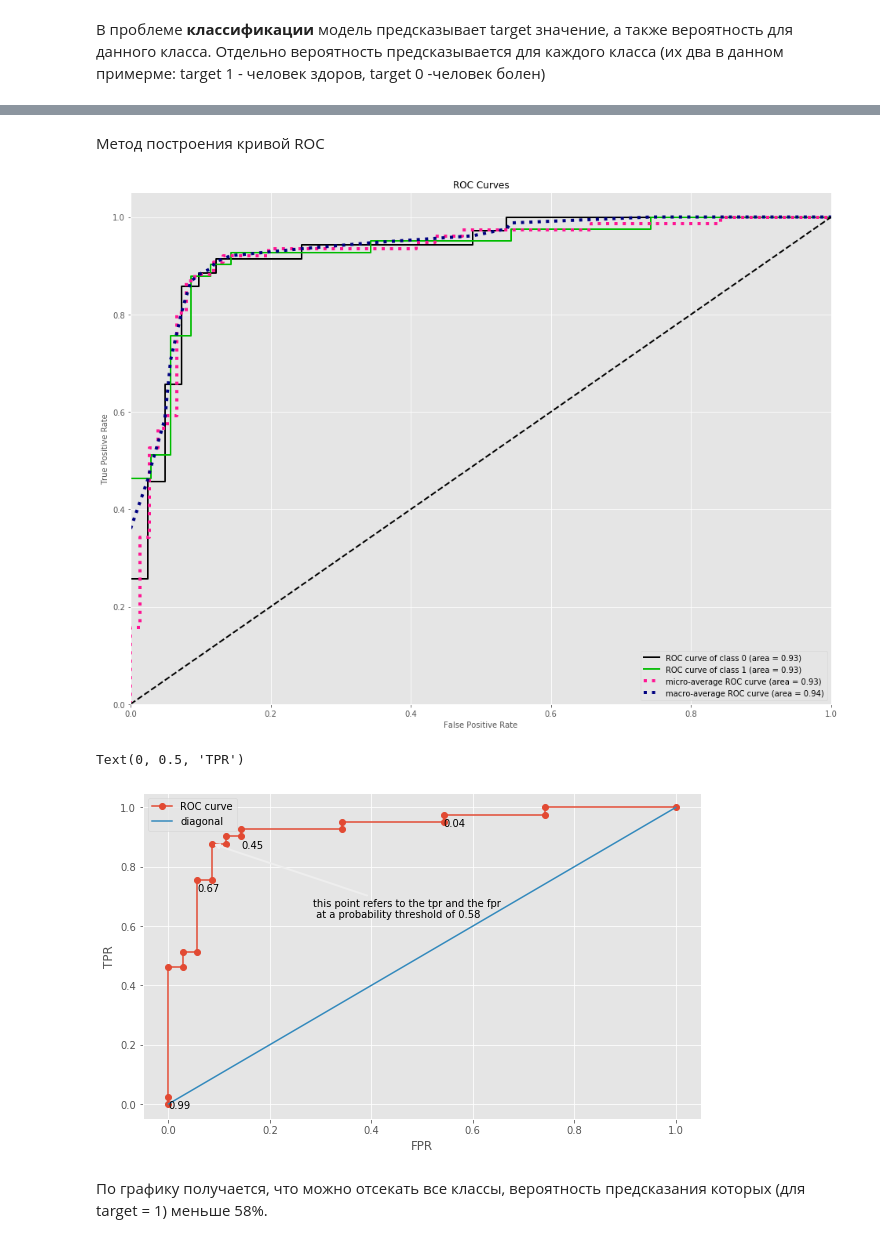
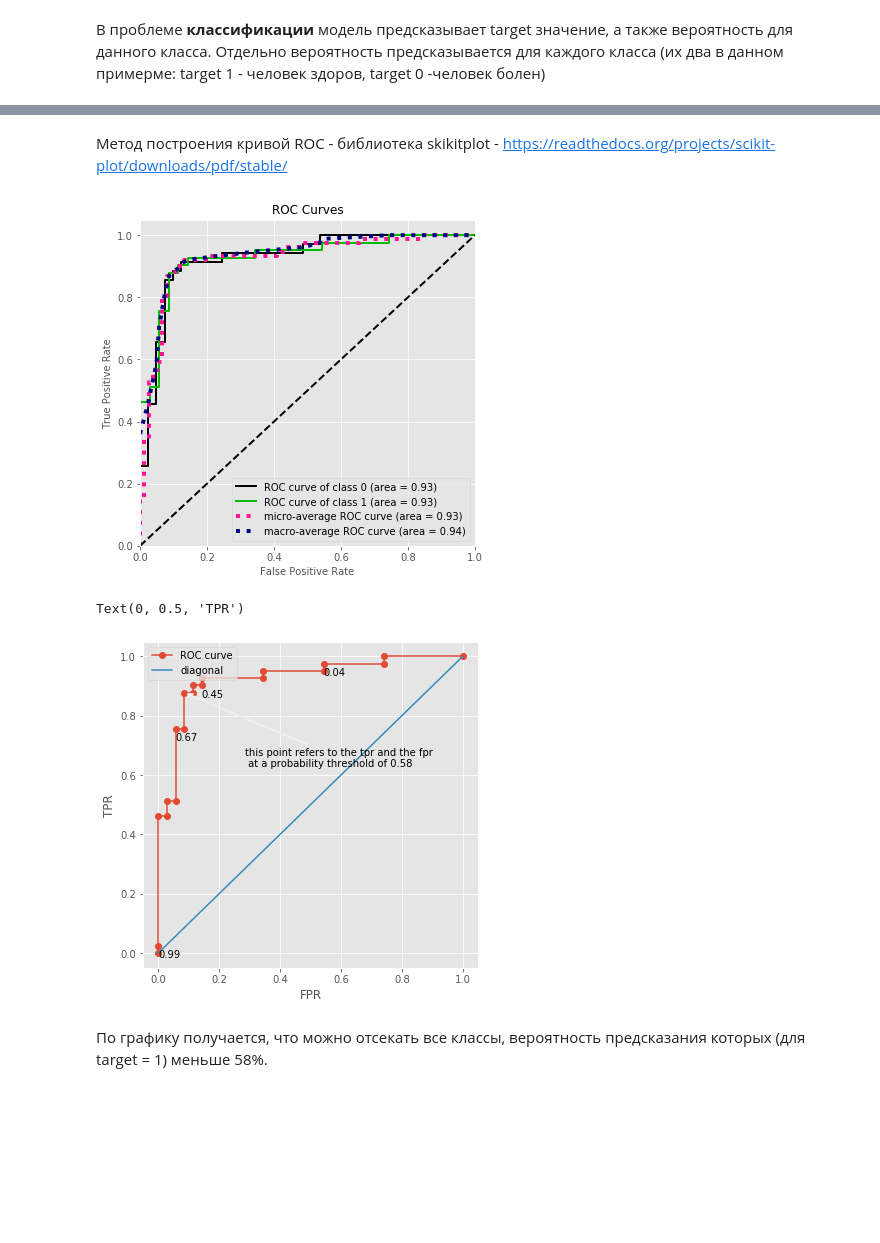
Before and after one commit to yustinaivanova/netology_statistics_february_20, a Jupyter notebook: lecture_4.ipynb, the cells around one changed output, grey strips where cells are left out. Cells and saved outputs as stored; diff of their text form; code cells hidden in the pictures; blank space fills up the shorter version.

```diff
--- a/lecture_4.ipynb
+++ b/lecture_4.ipynb
@@ -961,20 +997,21 @@ print(model.predict_proba(X_test))
-# %% [markdown]
-Метод построения кривой ROC
+# %% [markdown]
+Метод построения кривой ROC - библиотека skikitplot - https://readthedocs.org/projects/scikit-plot/downloads/pdf/stable/
 # %%
 import scikitplot as skplt
 import matplotlib.pyplot as plt
 
 y_true = y_test
+
 y_probas = model.predict_proba(X_test)
-skplt.metrics.plot_roc_curve(y_true, y_probas)
+skplt.metrics.plot_roc_curve(y_true, y_probas, figsize=(6, 6))
 plt.show()
 # %% [output]
-[figure, old version]
+[figure, new version]
 # %%
 fpr, tpr, thresholds = metrics.roc_curve(y_true, y_probas[:, 1])
 
 # %%
-plt.subplots(figsize=(10, 6))
+plt.subplots(figsize=(6, 6))
 plt.plot(fpr, tpr, 'o-', label="ROC curve")
 plt.plot(np.linspace(0,1,10), np.linspace(0,1,10), label="diagonal")
 for x, y, txt in zip(fpr[1::5], tpr[1::5], thresholds[1::5]):
@@ -988,7 +1025,7 @@ plt.xlabel("FPR")
 plt.ylabel("TPR")
 # %% [output]
 Text(0, 0.5, 'TPR')
-[figure, old version]
+[figure, new version]
 # %% [markdown]
 По графику получается, что можно отсекать все классы, вероятность предсказания которых (для target = 1) меньше 58%.
 # %% [markdown]
```
Also changed, not shown: parts of 30 cells of this notebook, 2 other files.
